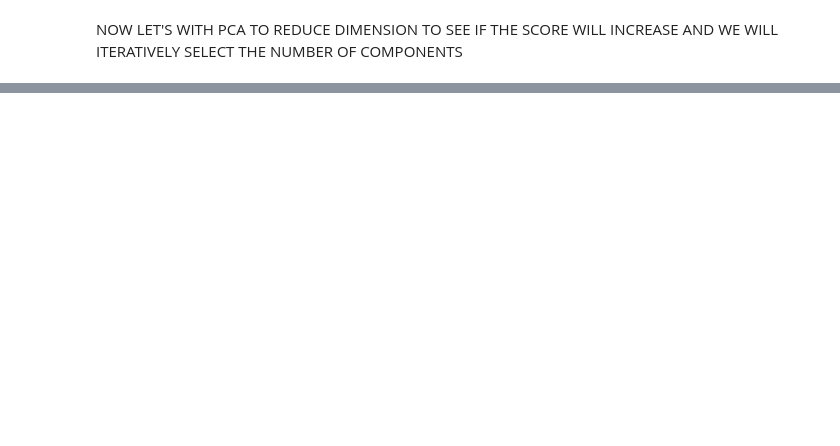
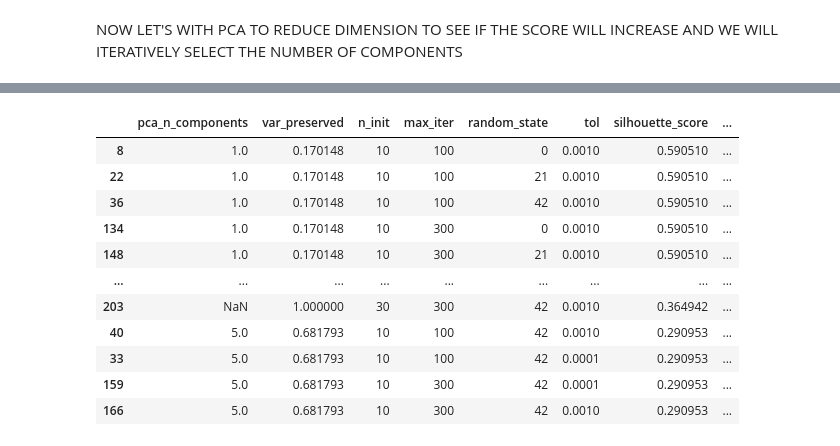
Before and after one commit to LaiTechTinker/Datascinceproject, a Jupyter notebook: Block_intel_onchain.ipynb, the cells around one changed output, grey strips where cells are left out. Saved outputs shown, nothing was run; the diff lists cells and outputs as text; code cells hidden in the pictures; blank space fills up the shorter version.

Commit message:
model_evaluation done

```diff
--- a/Block_intel_onchain.ipynb
+++ b/Block_intel_onchain.ipynb
@@ -339,0 +342,84 @@ silhouette score of i:,10 is:,0.36699675827114736
+# %%
+from sklearn.model_selection import ParameterGrid
+from sklearn.decomposition import PCA
+from sklearn.preprocessing import StandardScaler
+from sklearn.cluster import KMeans
+from sklearn.metrics import silhouette_score, calinski_harabasz_score, davies_bouldin_score
+import pandas as pd
+
+# Scale the data
+scaler = StandardScaler()
+X_scaled = scaler.fit_transform(final_df)
+
+#  Define hyperparameter search space
+param_grid = {
+    "pca__n_components": [None, 1, 2, 3, 4, 5, 6],  # None = no PCA
+    "kmeans__n_init": [10, 30, 50],
+    "kmeans__max_iter": [100, 300],
+    "kmeans__random_state": [0, 21, 42],
+    "kmeans__tol": [1e-4, 1e-3]
+}
+
+#Storage for results
+results = []
+
+# --- Hyperparameter tuning loop
+for params in ParameterGrid(param_grid):
+    # Step 1: PCA (optional)
+    if params["pca__n_components"] is not None:
+        pca = PCA(n_components=params["pca__n_components"])
+        X_transformed = pca.fit_transform(X_scaled)
+        var_preserved = sum(pca.explained_variance_ratio_)
+    else:
+        X_transformed = X_scaled
+        var_preserved = 1.0  # no reduction
+
+    # Step 2: KMeans
+    kmeans = KMeans(
+        n_clusters=3,
+        random_state=params["kmeans__random_state"],
+        max_iter=params["kmeans__max_iter"],
+        n_init=params["kmeans__n_init"],
+        tol=params["kmeans__tol"],
+        verbose=0
+    )
+    cluster_labels = kmeans.fit_predict(X_transformed)
+
+    # Step 3: Metrics
+    sil = silhouette_score(X_transformed, cluster_labels)
+    calinski = calinski_harabasz_score(X_transformed, cluster_labels)
+    davies = davies_bouldin_score(X_transformed, cluster_labels)
+
+    # Store results
+    results.append({
+        "pca_n_components": params["pca__n_components"],
+        "var_preserved": var_preserved,
+        "n_init": params["kmeans__n_init"],
+        "max_iter": params["kmeans__max_iter"],
+        "random_state": params["kmeans__random_state"],
+        "tol": params["kmeans__tol"],
+        "silhouette_score": sil,
+        "calinski_harabasz": calinski,
+        "davies_bouldin": davies
+    })
+
+# Convert to DataFrame for easy analysis
+results_df = pd.DataFrame(results)
+
+# Sort by silhouette score (descending)
+results_df = results_df.sort_values(by="silhouette_score", ascending=False)
+
+results_df
+# %% [output]
+|  | pca_n_components | var_preserved | n_init | max_iter | random_state | tol | silhouette_score | ... |
+| 8 | 1.0 | 0.170148 | 10 | 100 | 0 | 0.0010 | 0.590510 | ... |
+| 22 | 1.0 | 0.170148 | 10 | 100 | 21 | 0.0010 | 0.590510 | ... |
+| 36 | 1.0 | 0.170148 | 10 | 100 | 42 | 0.0010 | 0.590510 | ... |
+| 134 | 1.0 | 0.170148 | 10 | 300 | 0 | 0.0010 | 0.590510 | ... |
+| 148 | 1.0 | 0.170148 | 10 | 300 | 21 | 0.0010 | 0.590510 | ... |
+| ... | ... | ... | ... | ... | ... | ... | ... | ... |
+| 203 | NaN | 1.000000 | 30 | 300 | 42 | 0.0010 | 0.364942 | ... |
+| 40 | 5.0 | 0.681793 | 10 | 100 | 42 | 0.0010 | 0.290953 | ... |
+| 33 | 5.0 | 0.681793 | 10 | 100 | 42 | 0.0001 | 0.290953 | ... |
+| 159 | 5.0 | 0.681793 | 10 | 300 | 42 | 0.0001 | 0.290953 | ... |
+| 166 | 5.0 | 0.681793 | 10 | 300 | 42 | 0.0010 | 0.290953 | ... |
```
Also changed, not shown: parts of 15 cells of this notebook.
